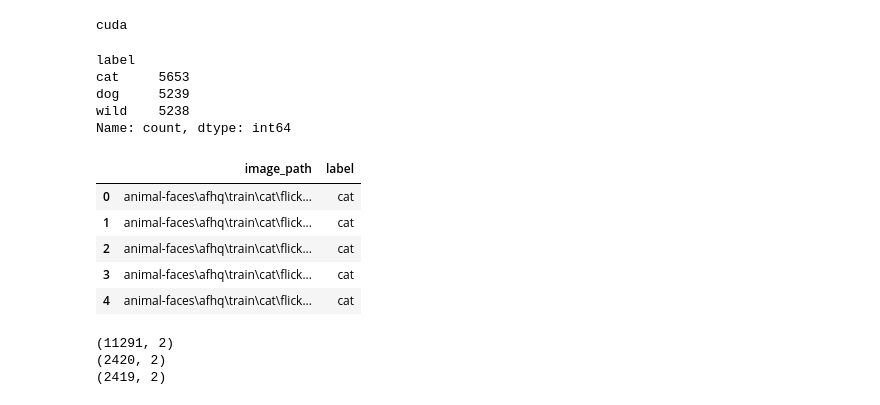
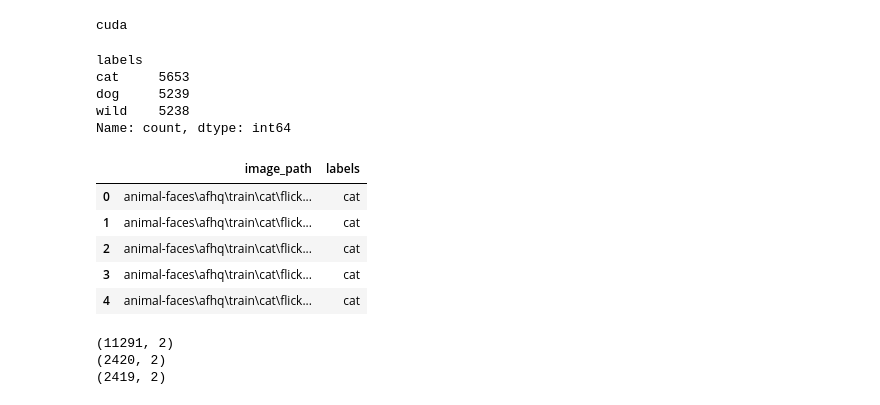
Before and after one commit to dilshodazamjonov/Pytorch, a Jupyter notebook: PytorchComputerVision/ImageClassification.ipynb, the cells around one changed output. Saved outputs shown, nothing was run; the diff lists cells and outputs as text; code cells hidden in the pictures.

```diff
--- a/PytorchComputerVision/ImageClassification.ipynb
+++ b/PytorchComputerVision/ImageClassification.ipynb
@@ -37,24 +32,24 @@ cuda
 # %%
 image_path = []
 labels = []
 
 for i in os.listdir('animal-faces\\afhq'):
     for label in os.listdir(f'animal-faces\\afhq\{i}'):
         for image in os.listdir(f'animal-faces\\afhq\{i}/{label}'):
             image_path.append(f'animal-faces\\afhq\{i}\{label}\{image}')
             labels.append(label)
 
-data_df = pd.DataFrame(zip(image_path, labels), columns=['image_path', 'label'])
+data_df = pd.DataFrame(zip(image_path, labels), columns=['image_path', 'labels'])
 
-print(data_df['label'].value_counts())
+print(data_df['labels'].value_counts())
 data_df.head()
 # %% [output]
-label
+labels
 cat     5653
 dog     5239
 wild    5238
 Name: count, dtype: int64
-|  | image_path | label |
+|  | image_path | labels |
 | 0 | animal-faces\afhq\train\cat\flick... | cat |
 | 1 | animal-faces\afhq\train\cat\flick... | cat |
 | 2 | animal-faces\afhq\train\cat\flick... | cat |
```
Also changed, not shown: parts of 16 cells of this notebook, 6 other files.
